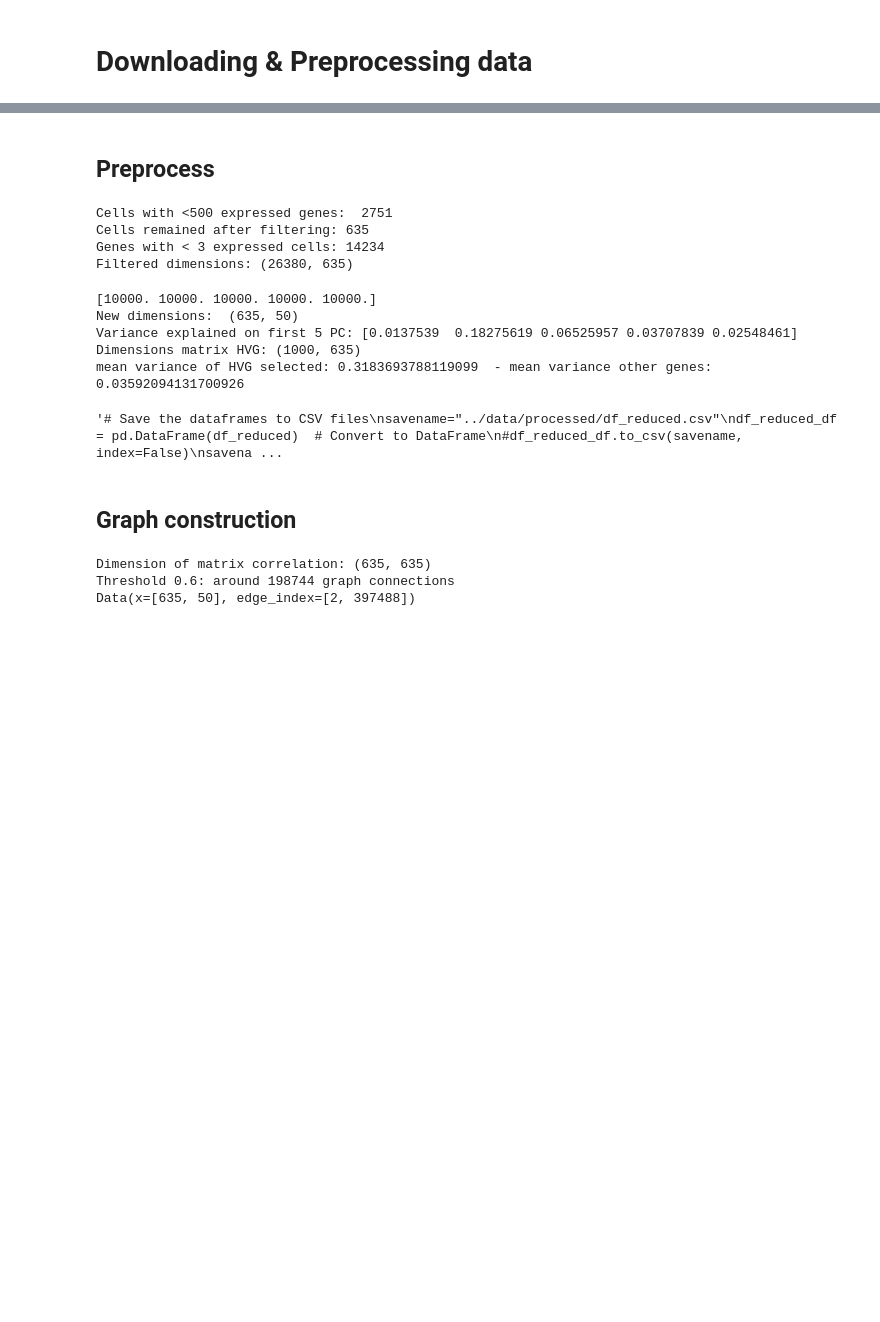
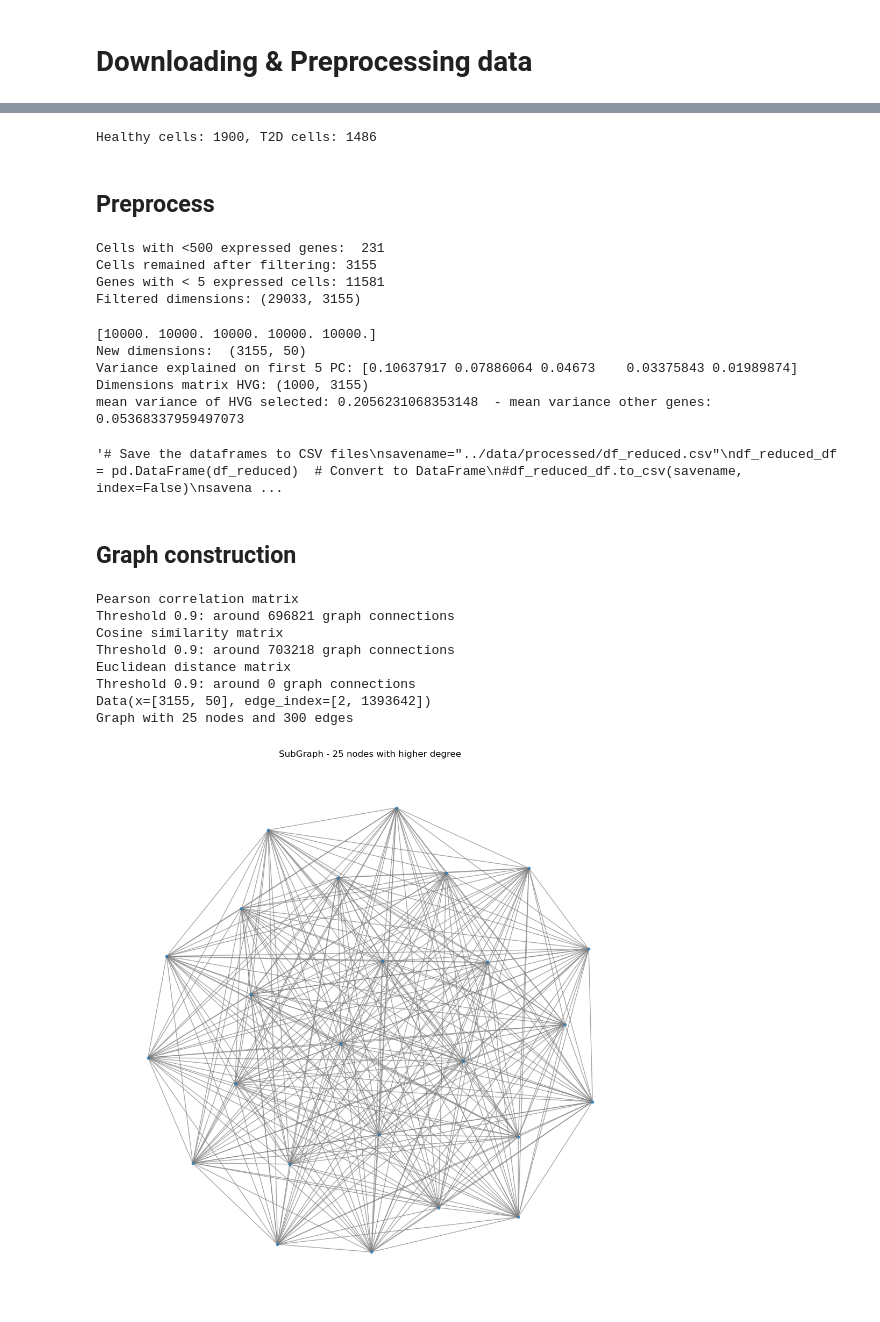
Before and after one commit to Cesar85Hol/GNN-on-scRNA-pancreas-, a Jupyter notebook: notebooks/main_New.ipynb, the cells around one changed output, grey strips where cells are left out. Cells and saved outputs as stored; diff of their text form; code cells hidden in the pictures; blank space fills up the shorter version.

```diff
--- a/notebooks/main_New.ipynb
+++ b/notebooks/main_New.ipynb
@@ -18,8 +41,9 @@ from scipy import stats
 path_data="../data/raw/data.mtx.gz"
 path_rows="../data/raw/data_rows.txt"
 path_cols="../data/raw/data_cols.txt"
+path_meta="../data/raw/cell_metadata.tsv"
 data=data_preprocess.read_rawdata(path_data,0)
-#data_rows=data_preprocess.read_rawdata(path_rows,0)
-#data_cols=data_preprocess.read_rawdata(path_cols,0)
+gene_names=data_preprocess.read_rawdata(path_rows,0)
+cell_meta=data_preprocess.read_rawdata(path_meta,0)
 # %% [output]
 Shape check [#genes x # cells] : (40614, 3386)
@@ -26,16 +64,27 @@ Shape check [#genes x # cells] : (40614, 3386)
+# %%
+# Create binary labels: 0 = healthy (normal), 1 = T2D
+cell_meta['label'] = cell_meta['disease'].apply(lambda x: 1 if "diabetes" in str(x).lower() else 0)
+labels = cell_meta['label'].values
+
+# Verify label distribution
+n_healthy = np.sum(labels == 0)
+n_t2d = np.sum(labels == 1)
+print(f"Healthy cells: {n_healthy}, T2D cells: {n_t2d}")
+# %% [output]
+Healthy cells: 1900, T2D cells: 1486
 # %% [markdown]
 ## Preprocess
 # %%
 # Filtering
 
 # Dead cells or bad quality (if expressed genes < (500-100))  (https://www.biorxiv.org/content/10.1101/483297v1.full)
-df_filtered=data_preprocess.filter_genes_expressed(data,10000) # chosen 500
+df_filtered,labels_filtered,cell_meta=data_preprocess.filter_genes_expressed(data,labels,cell_meta,500) # chosen 500
 #selected 10000 just per afterwards calculation and plots
 # Filter non informative genes --> remove genes expressed in very few cells ( < 3)
 
-df_filtered=data_preprocess.filter_genes_not_informative(df_filtered,5)
+df_filtered,gene_names=data_preprocess.filter_genes_not_informative(df_filtered,gene_names,minCells=5)
 # %% [output]
-Cells with <500 expressed genes:  2751
-Cells remained after filtering: 635
-Genes with < 3 expressed cells: 14234
-Filtered dimensions: (26380, 635)
+Cells with <500 expressed genes:  231
+Cells remained after filtering: 3155
+Genes with < 5 expressed cells: 11581
+Filtered dimensions: (29033, 3155)
@@ -46,7 +93,7 @@ Filtered dimensions: (26380, 635)
 df_norm=data_preprocess.log_normalize(df_filtered)
 
 df_reduced=data_preprocess.reduce_dimentionality(df_norm,50,'svd')
-df_hvg=data_preprocess.select_highly_variable_genes(df_norm,1000)
+df_hvg,genes_hvg,top_index=data_preprocess.select_highly_variable_genes(df_norm,gene_names,1000)
 '''# Save the dataframes to CSV files
 savename="../data/processed/df_reduced.csv"
 df_reduced_df = pd.DataFrame(df_reduced)  # Convert to DataFrame
@@ -56,22 +103,31 @@ df_hvg_df = pd.DataFrame(df_hvg)  # Convert to DataFrame
 df_hvg_df.to_csv(savename)'''
 # %% [output]
 [10000. 10000. 10000. 10000. 10000.]
-New dimensions:  (635, 50)
-Variance explained on first 5 PC: [0.0137539  0.18275619 0.06525957 0.03707839 0.02548461]
-Dimensions matrix HVG: (1000, 635)
-mean variance of HVG selected: 0.3183693788119099  - mean variance other genes: 0.03592094131700926
+New dimensions:  (3155, 50)
+Variance explained on first 5 PC: [0.10637917 0.07886064 0.04673    0.03375843 0.01989874]
+Dimensions matrix HVG: (1000, 3155)
+mean variance of HVG selected: 0.2056231068353148  - mean variance other genes: 0.05368337959497073
 '# Save the dataframes to CSV files\nsavename="../data/processed/df_reduced.csv"\ndf_reduced_df = pd.DataFrame(df_reduced)  # Convert to DataFrame\n#df_reduced_df.to_csv(savename, index=False)\nsavena ...
 # %% [markdown]
 ## Graph construction
 # %%
+## From PCA matrix: n_cells x PCA_components ()
+
 # Nodes: Cells
 # Edges: connect cells with similar expression profile
 # use Pearson correlation to calculate correlation between cells. Threshold =0.3
 # Steps: 1. Matrix correlation, 2. Apply threshold to detect cell connectivity (simlarity). 3. Check diagonal is 0
-df=pd.DataFrame(df_reduced)
-adj_matrix=graph_construction.adjacent_matrix(df_reduced,0.6)
-G_data=graph_construction.createGraph(adj_matrix,df_reduced)
+#df=pd.DataFrame(df_reduced)
+pearson_matrix,cos_matrix,eucl_matrix=graph_construction.adjacent_matrix(df_reduced,0.9)
+# visualizing Graph
+G_dataPCA,edge_indexPCA=graph_construction.createGraph(pearson_matrix,df_reduced,top_n=25)
 # %% [output]
-Dimension of matrix correlation: (635, 635)
-Threshold 0.6: around 198744 graph connections
-Data(x=[635, 50], edge_index=[2, 397488])
+Pearson correlation matrix
+Threshold 0.9: around 696821 graph connections
+Cosine similarity matrix
+Threshold 0.9: around 703218 graph connections
+Euclidean distance matrix
+Threshold 0.9: around 0 graph connections
+Data(x=[3155, 50], edge_index=[2, 1393642])
+Graph with 25 nodes and 300 edges
+[figure, added]
```
Also changed, not shown: parts of 19 cells of this notebook, 6 other files.
